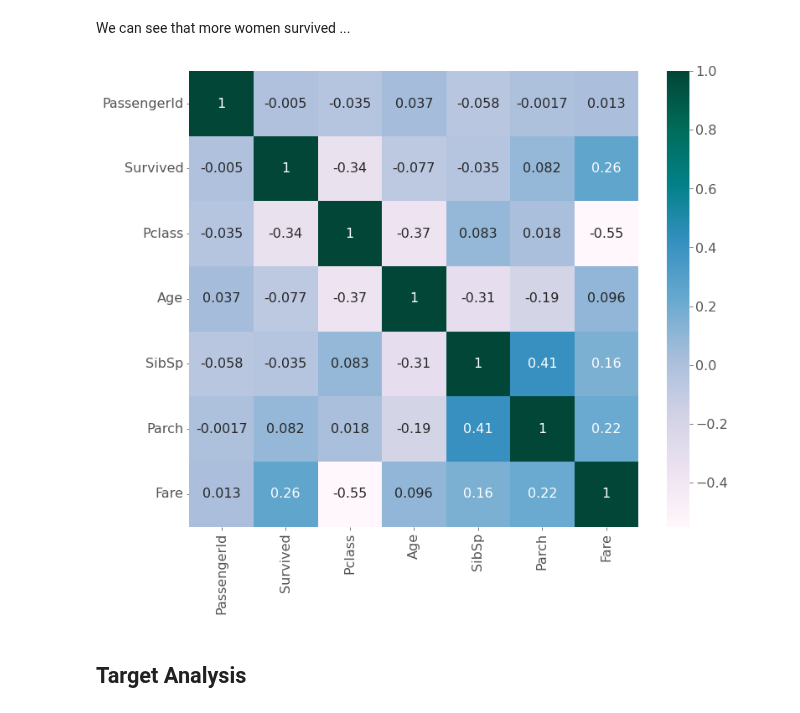
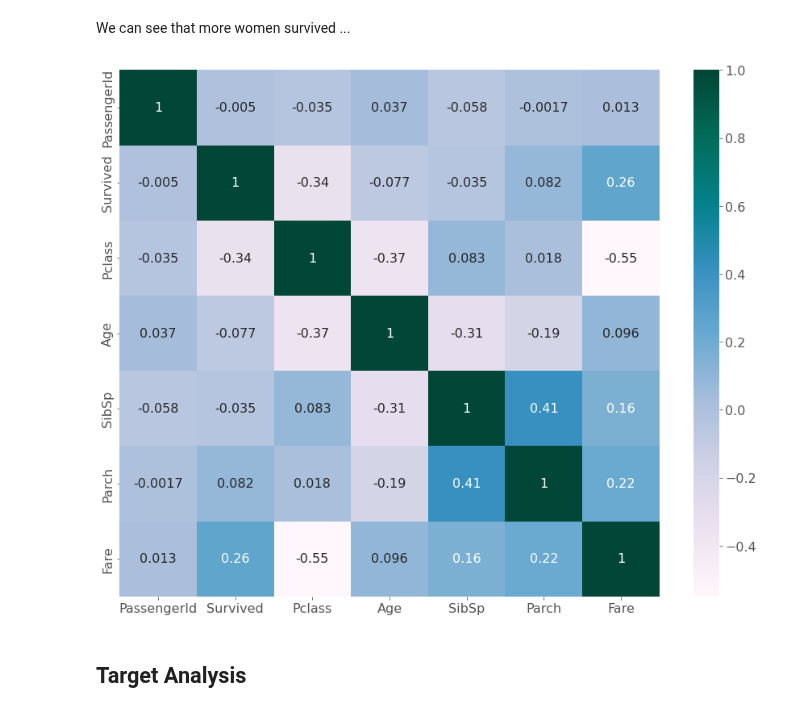
Before and after one commit to melling/ml-kaggle-titanic, a Jupyter notebook: logistic-regression-series.ipynb, the cells around one changed output. Cells and saved outputs as stored; diff of their text form; code cells hidden in the pictures.

```diff
--- a/logistic-regression-series.ipynb
+++ b/logistic-regression-series.ipynb
@@ -266,11 +263,11 @@ plt.show()
 # %% [markdown]
 We can see that more women survived ...
 # %%
-plt.figure(figsize=(12, 10))
+plt.figure(figsize=(15, 12))
 sns.heatmap(train.corr(), annot=True, cmap="PuBuGn")
 plt.show()
 # %% [output]
-[figure, old version]
+[figure, new version]
 # %% [markdown]
 ## Target Analysis
 # %% [markdown]
```
Also changed, not shown: parts of 11 cells of this notebook.
